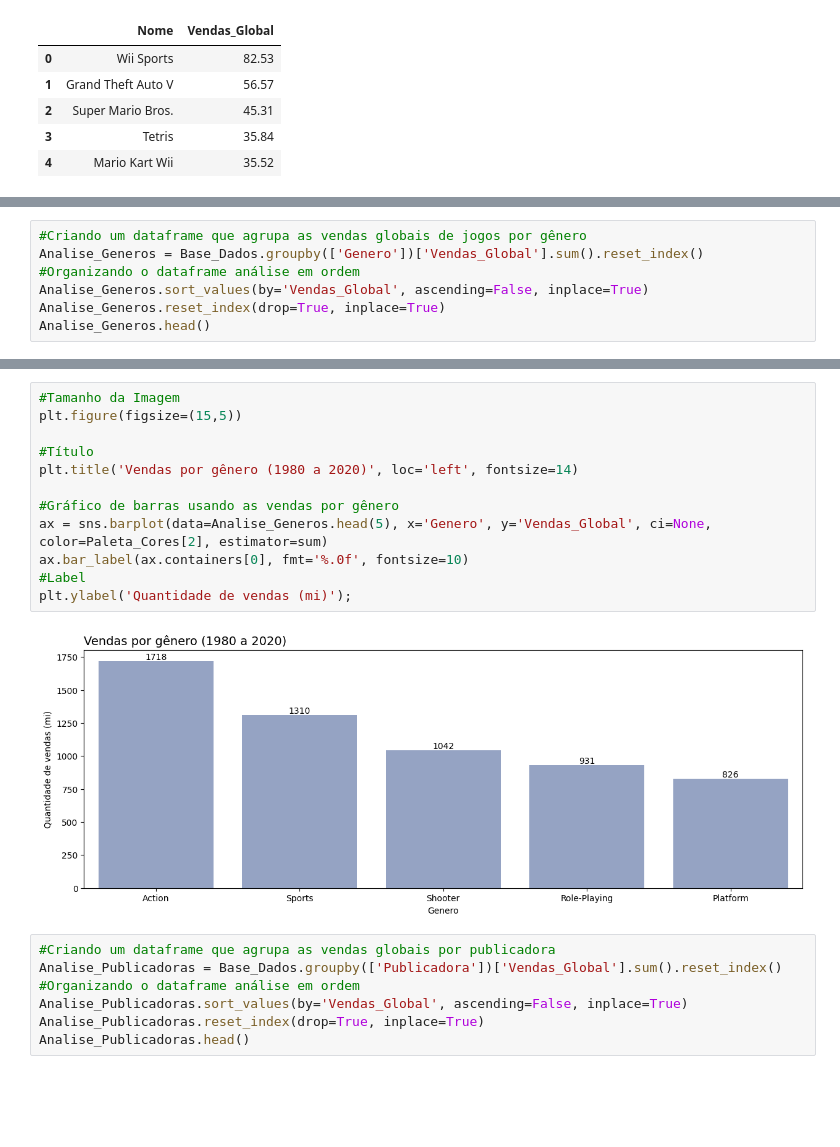
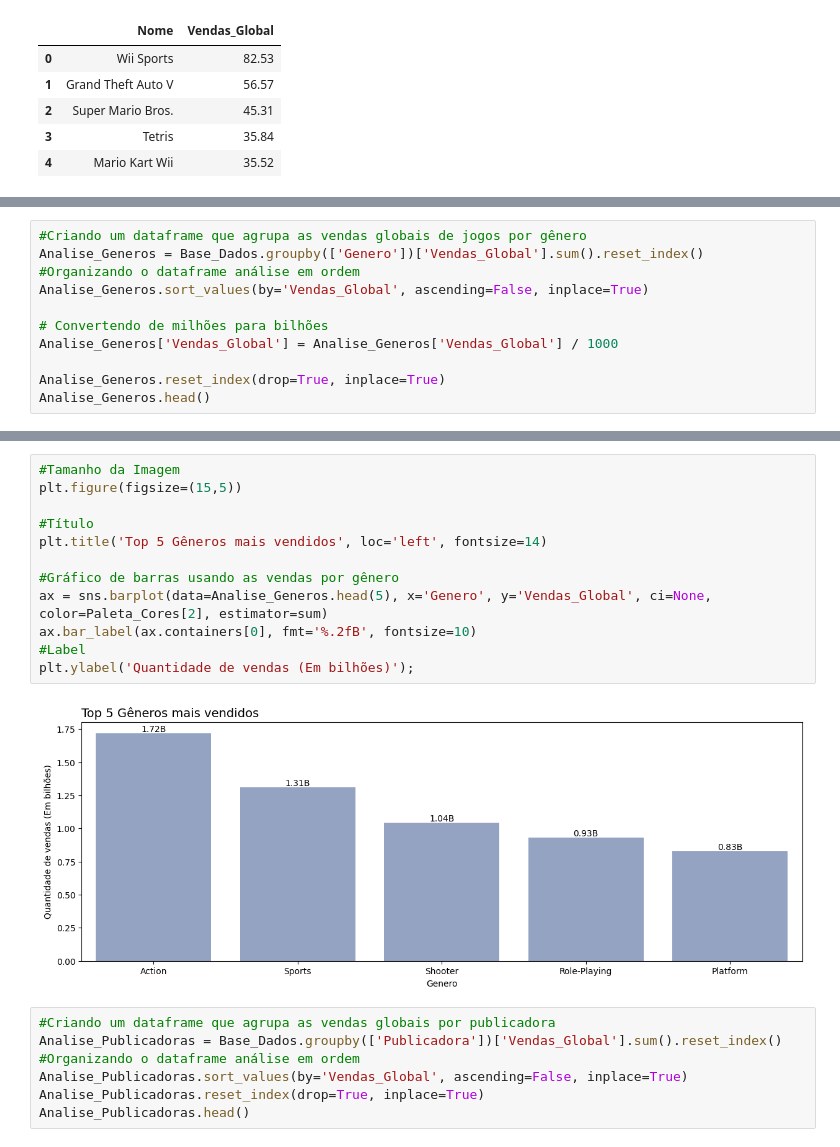
Before and after one commit to jefersoncarmoo/analise-vendas-games, a Jupyter notebook: Análise_Mercado_de_Games_Vendas_Globais.ipynb, the cells around one changed output, grey strips where cells are left out. Saved outputs shown, nothing was run; the diff lists cells and outputs as text; blank space fills up the shorter version.

```diff
--- a/Análise_Mercado_de_Games_Vendas_Globais.ipynb
+++ b/Análise_Mercado_de_Games_Vendas_Globais.ipynb
@@ -175,6 +179,10 @@ plt.ylabel('Quantidade de vendas (mi)');
 Analise_Generos = Base_Dados.groupby(['Genero'])['Vendas_Global'].sum().reset_index()
 #Organizando o dataframe análise em ordem
 Analise_Generos.sort_values(by='Vendas_Global', ascending=False, inplace=True)
+
+# Convertendo de milhões para bilhões
+Analise_Generos['Vendas_Global'] = Analise_Generos['Vendas_Global'] / 1000
+
 Analise_Generos.reset_index(drop=True, inplace=True)
 Analise_Generos.head()
 # %% [output]
@@ -187,17 +195,17 @@ Analise_Generos.head()
 # %%
 #Tamanho da Imagem
 plt.figure(figsize=(15,5))
 
 #Título
-plt.title('Vendas por gênero (1980 a 2020)', loc='left', fontsize=14)
+plt.title('Top 5 Gêneros mais vendidos', loc='left', fontsize=14)
 
 #Gráfico de barras usando as vendas por gênero
 ax = sns.barplot(data=Analise_Generos.head(5), x='Genero', y='Vendas_Global', ci=None, color=Paleta_Cores[2], estimator=sum)
-ax.bar_label(ax.containers[0], fmt='%.0f', fontsize=10)
+ax.bar_label(ax.containers[0], fmt='%.2fB', fontsize=10)
 #Label
-plt.ylabel('Quantidade de vendas (mi)');
+plt.ylabel('Quantidade de vendas (Em bilhões)');
 # %% [output]
-[figure, old version]
+[figure, new version]
 # %%
 #Criando um dataframe que agrupa as vendas globais por publicadora
 Analise_Publicadoras = Base_Dados.groupby(['Publicadora'])['Vendas_Global'].sum().reset_index()
```
Also changed, not shown: parts of 6 cells of this notebook.
